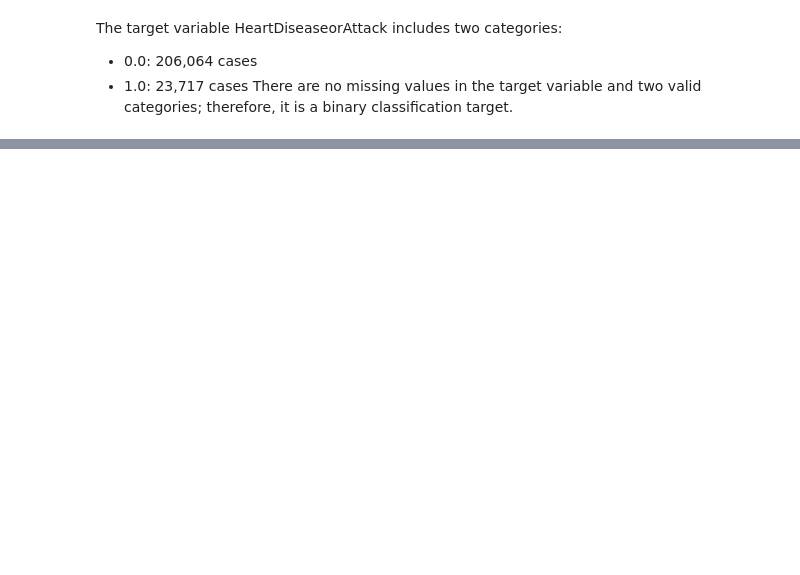
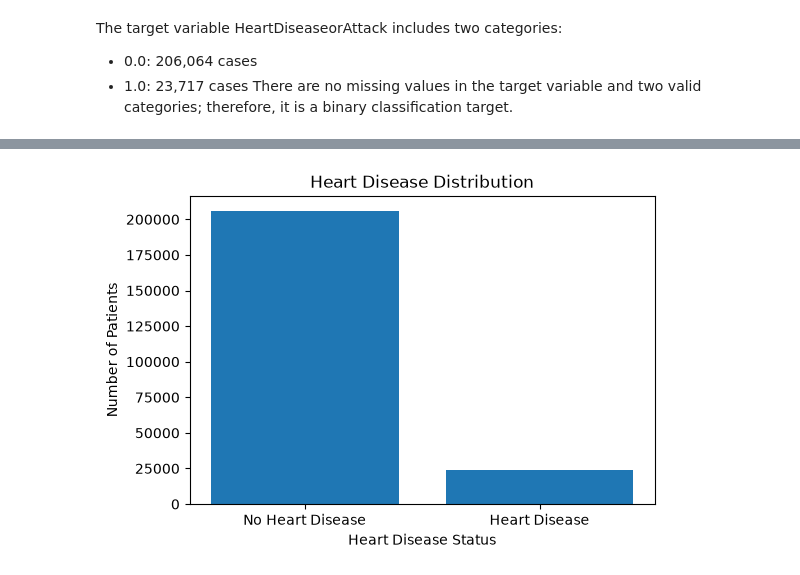
Before and after one commit to LunaYahya/AI-Training, a Jupyter notebook: Project/day1_2_note.ipynb, the cells around one changed output, grey strips where cells are left out. Cells and saved outputs as stored; diff of their text form; code cells hidden in the pictures; blank space fills up the shorter version.

Commit message:
Add EDA visualizations and analysis

```diff
--- a/Project/day1_2_note.ipynb
+++ b/Project/day1_2_note.ipynb
@@ -149,0 +152,2 @@ np.int64(0)
+# %%
+df = df.drop_duplicates()
@@ -201,0 +269,9 @@ There are no missing values in the target variable and two valid categories; the
+# %%
+target_counts = df["HeartDiseaseorAttack"].value_counts().sort_index()
+plt.bar(["No Heart Disease", "Heart Disease"],target_counts.values)
+plt.title("Heart Disease Distribution")
+plt.xlabel("Heart Disease Status")
+plt.ylabel("Number of Patients")
+plt.show()
+# %% [output]
+[figure, added]
```
Also changed, not shown: parts of 51 cells of this notebook.
